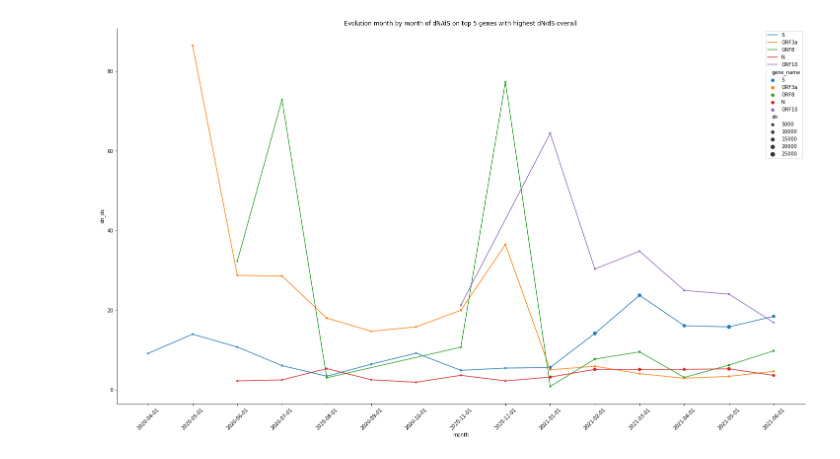
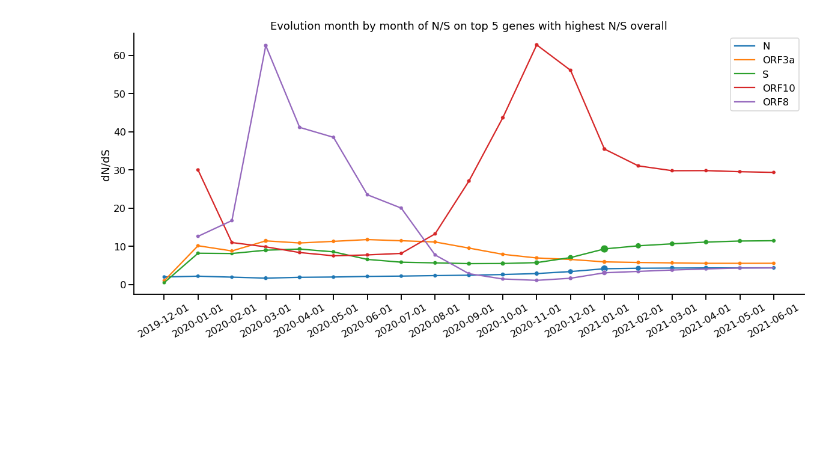
Before and after one commit to TRON-Bioinformatics/covigator, a Jupyter notebook: prototypes/jupyter/dn_ds.ipynb, the cells around one changed output. Saved outputs shown, nothing was run; the diff lists cells and outputs as text; code cells hidden in the pictures; blank space fills up the shorter version.

```diff
--- a/prototypes/jupyter/dn_ds.ipynb
+++ b/prototypes/jupyter/dn_ds.ipynb
@@ -5,4 +13,5 @@ import matplotlib.pyplot as plt
 # %%
-data = pd.read_csv('dn_ds_ena_v15.csv')
+data = pd.read_csv('precomputed_dn_ds_v15.csv')
+data["dn_ds"] = data.dn / (data.ds + 1)
 data.head()
 # %% [output]
@@ -15,2 +23,0 @@ data.head()
-# %%
-data["dn_ds"] = data.dn / data.ds
@@ -67,0 +54,7 @@ data_all_countries
+# %%
+data_all_countries = data[["month", "gene_name", "dn", "ds"]].groupby(["month", "gene_name"]).sum().reset_index()
+data_all_countries["dn_ds"] = data_all_countries.dn / (data_all_countries.ds + 1)
+data_all_countries["dn_accum"] = data_all_countries.sort_values("month").groupby("gene_name")['dn'].cumsum()
+data_all_countries["ds_accum"] = data_all_countries.sort_values("month").groupby("gene_name")['ds'].cumsum()
+data_all_countries["dn_ds_accum"] = data_all_countries.dn_accum / (data_all_countries.ds_accum + 1)
+data_all_countries.head()
@@ -93,10 +99,16 @@ data_all_genes.sort_values("dn_ds")
+# %%
+top_5_genes = list(data_all_genes.sort_values("dn_ds", ascending=False).gene_name.head(5))
 # %%
-plt.figure(figsize=(25, 14))
-data_top_5_genes = data_all_countries[(data_all_countries.dn > 100) & (data_all_countries.gene_name.isin(["ORF10", "S", "ORF3a", "ORF8", "N"]))].sort_values("month")
-sns.lineplot(data=data_top_5_genes, x="month", y="dn_ds", hue="gene_name")
-sns.scatterplot(data=data_top_5_genes, x="month", y="dn_ds", hue="gene_name", size="dn")
-plt.xticks(rotation=45)
-plt.title("Evolution month by month of dN/dS on top 5 genes with highest dN/dS overall")
+plt.figure(figsize=(20, 8))
+data_top_5_genes = data_all_countries[(data_all_countries.gene_name.isin(top_5_genes))].sort_values("month")
+sns.lineplot(data=data_top_5_genes, x="month", y="dn_ds_accum", hue="gene_name")
+sns.scatterplot(data=data_top_5_genes, x="month", y="dn_ds_accum", hue="gene_name", size="dn", legend=False)
+plt.xticks(rotation=30)
+plt.title("Evolution month by month of N/S on top 5 genes with highest N/S overall")
+plt.ylabel("dN/dS")
+plt.xlabel(None)
+plt.legend(title=None)
 sns.despine()
+plt.savefig('dn_ds_by_month_on_top5_genes.png')
 # %% [output]
-[figure, old version]
+[figure, new version]
```
Also changed, not shown: parts of 21 cells of this notebook, 8 other files.
